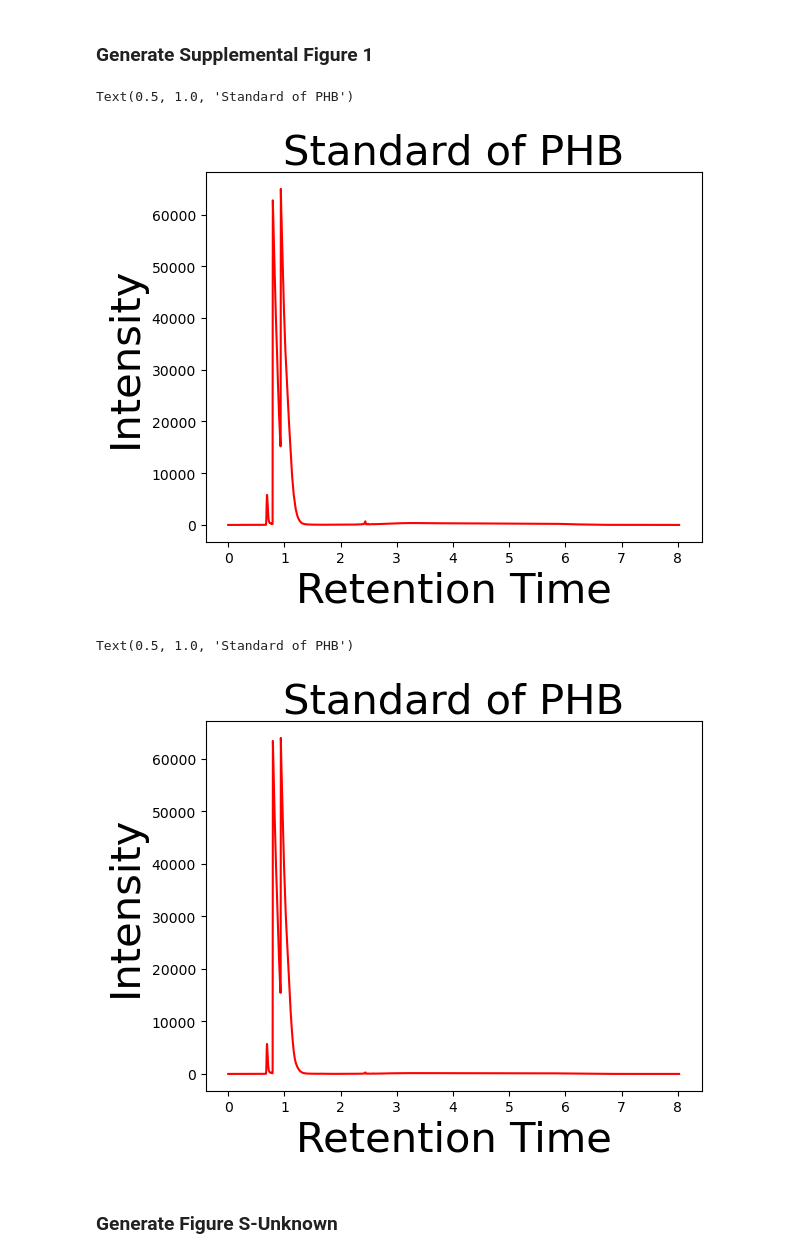
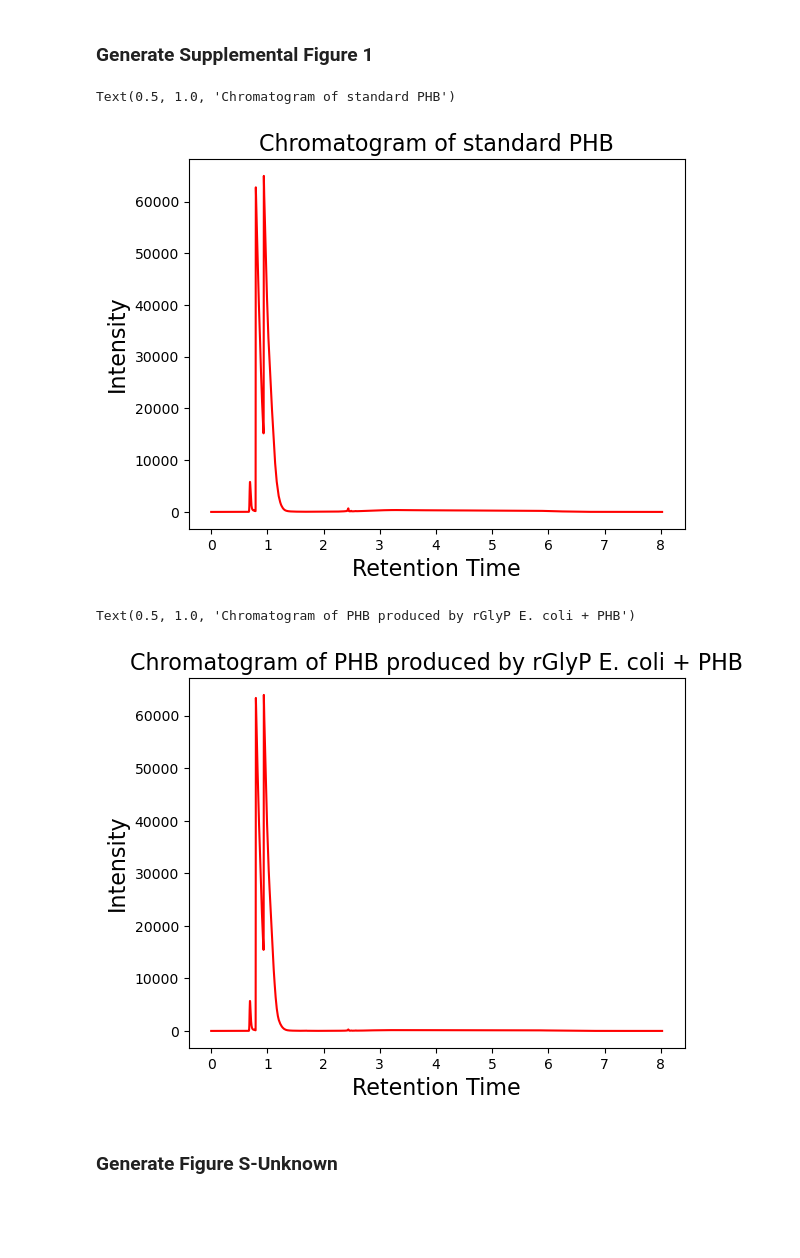
Before and after one commit to dosvidaria/rGlyP-PHB, a Jupyter notebook: paper.ipynb, the cells around one changed output. Drawn from its saved outputs; the diff is of its cells as text; code cells hidden in the pictures; blank space fills up the shorter version.

```diff
--- a/paper.ipynb
+++ b/paper.ipynb
@@ -143,12 +143,12 @@ intensities = df_3['Value (pA)']
 plt.plot(retention_times, intensities, color="red")
 
 # Set the axis labels and title
-plt.xlabel('Retention Time', fontsize=30)
-plt.ylabel('Intensity', fontsize=30)
-plt.title('Standard of PHB', fontsize=30)
+plt.xlabel('Retention Time', fontsize=16)
+plt.ylabel('Intensity', fontsize=16)
+plt.title('Chromatogram of standard PHB', fontsize=16)
 # %% [output]
-Text(0.5, 1.0, 'Standard of PHB')
+Text(0.5, 1.0, 'Chromatogram of standard PHB')
-[figure, old version]
+[figure, new version]
 # %%
 #saving
 f.savefig("2_a.pdf", bbox_inches='tight')
@@ -157,24 +157,24 @@ df_4 = pd.read_csv("Auto 27122022.txt", sep="	",thousands=',',skiprows=42)
 # %%
 # Extract the retention time and intensity columns from the DataFrame
 retention_times = df_4['Time (min)']
 intensities = df_4['Value (pA)']
 
 
 f=plt.figure()
 # Extract the retention time and intensity columns from the DataFrame
 retention_times = df_4['Time (min)']
 intensities = df_4['Value (pA)']
 
 # Plot the chromatogram
 plt.plot(retention_times, intensities, color="red")
 
 # Set the axis labels and title
-plt.xlabel('Retention Time', fontsize=30)
-plt.ylabel('Intensity', fontsize=30)
-plt.title('Standard of PHB', fontsize=30)
+plt.xlabel('Retention Time', fontsize=16)
+plt.ylabel('Intensity', fontsize=16)
+plt.title('Chromatogram of PHB produced by rGlyP E. coli + PHB', fontsize=16)
 # %% [output]
-Text(0.5, 1.0, 'Standard of PHB')
+Text(0.5, 1.0, 'Chromatogram of PHB produced by rGlyP E. coli + PHB')
-[figure, old version]
+[figure, new version]
 # %%
 #saving
 f.savefig("2_a.pdf", bbox_inches='tight')
```
